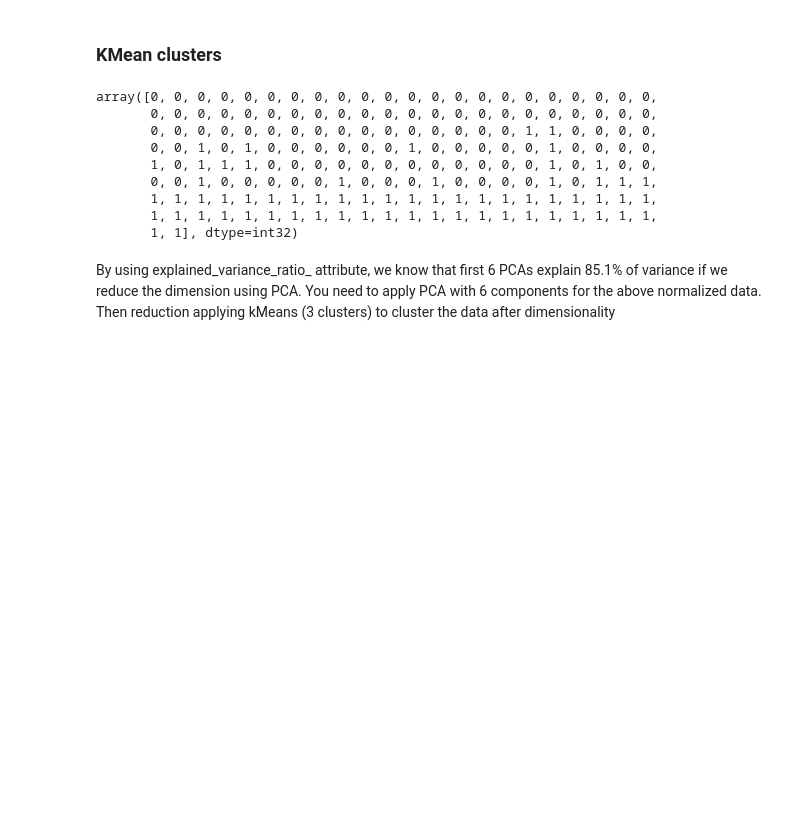
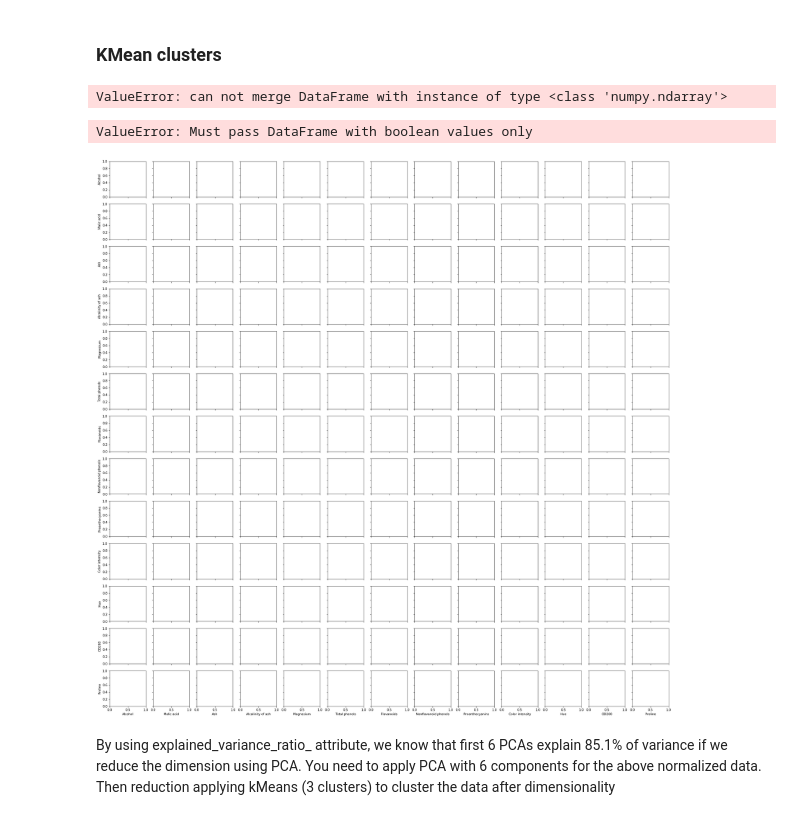
Before and after one commit to longuyen10119/3803ICT_BigData, a Jupyter notebook: Lab3/Wine.ipynb, the cells around one changed output. Drawn from its saved outputs; the diff is of its cells as text; code cells hidden in the pictures; blank space fills up the shorter version.

```diff
--- a/Lab3/Wine.ipynb
+++ b/Lab3/Wine.ipynb
@@ -87,23 +87,18 @@ from sklearn.cluster import KMeans
 
 %matplotlib inline
 # %%
-Kmean = KMeans(n_clusters=2,random_state=42)
-res = Kmean.fit_predict(normalizedData)
+Kmean = KMeans(n_clusters=3,random_state=42)
+y_kmean = Kmean.fit_predict(normalizedData)
-# %%
-# sns.pairplot(normalizedData,kind='kde',hue=res)
-# plt.show()
-
-res.
-# %% [output]
-array([0, 0, 0, 0, 0, 0, 0, 0, 0, 0, 0, 0, 0, 0, 0, 0, 0, 0, 0, 0, 0, 0,
-       0, 0, 0, 0, 0, 0, 0, 0, 0, 0, 0, 0, 0, 0, 0, 0, 0, 0, 0, 0, 0, 0,
-       0, 0, 0, 0, 0, 0, 0, 0, 0, 0, 0, 0, 0, 0, 0, 0, 1, 1, 0, 0, 0, 0,
-       0, 0, 1, 0, 1, 0, 0, 0, 0, 0, 0, 1, 0, 0, 0, 0, 0, 1, 0, 0, 0, 0,
-       1, 0, 1, 1, 1, 0, 0, 0, 0, 0, 0, 0, 0, 0, 0, 0, 0, 1, 0, 1, 0, 0,
-       0, 0, 1, 0, 0, 0, 0, 0, 1, 0, 0, 0, 1, 0, 0, 0, 0, 1, 0, 1, 1, 1,
-       1, 1, 1, 1, 1, 1, 1, 1, 1, 1, 1, 1, 1, 1, 1, 1, 1, 1, 1, 1, 1, 1,
-       1, 1, 1, 1, 1, 1, 1, 1, 1, 1, 1, 1, 1, 1, 1, 1, 1, 1, 1, 1, 1, 1,
-       1, 1], dtype=int32)
+# %%
+y_kmeanDF =pd.merge(normalizedData, y_kmean)
+# %% [output]
+ValueError: can not merge DataFrame with instance of type <class 'numpy.ndarray'>
+# %%
+sns.pairplot(y_kmeanDF,hue_order=)
+plt.show()
+# %% [output]
+ValueError: Must pass DataFrame with boolean values only
+[figure, added]
 # %% [markdown]
 By using explained_variance_ratio_ attribute, we know that first 6 PCAs
 explain 85.1% of variance if we reduce the dimension using PCA.
```
Also changed, not shown: parts of 5 cells of this notebook.
